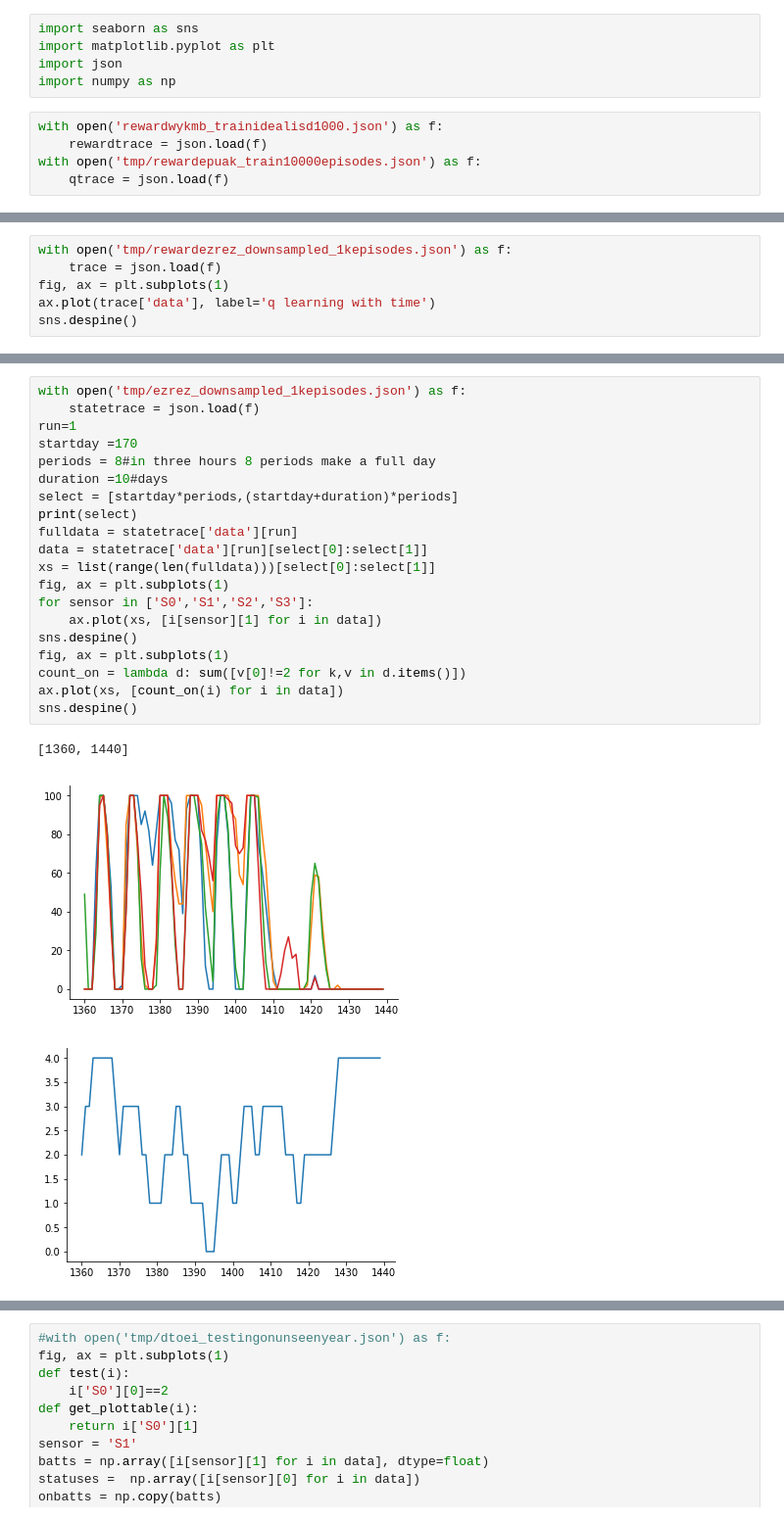
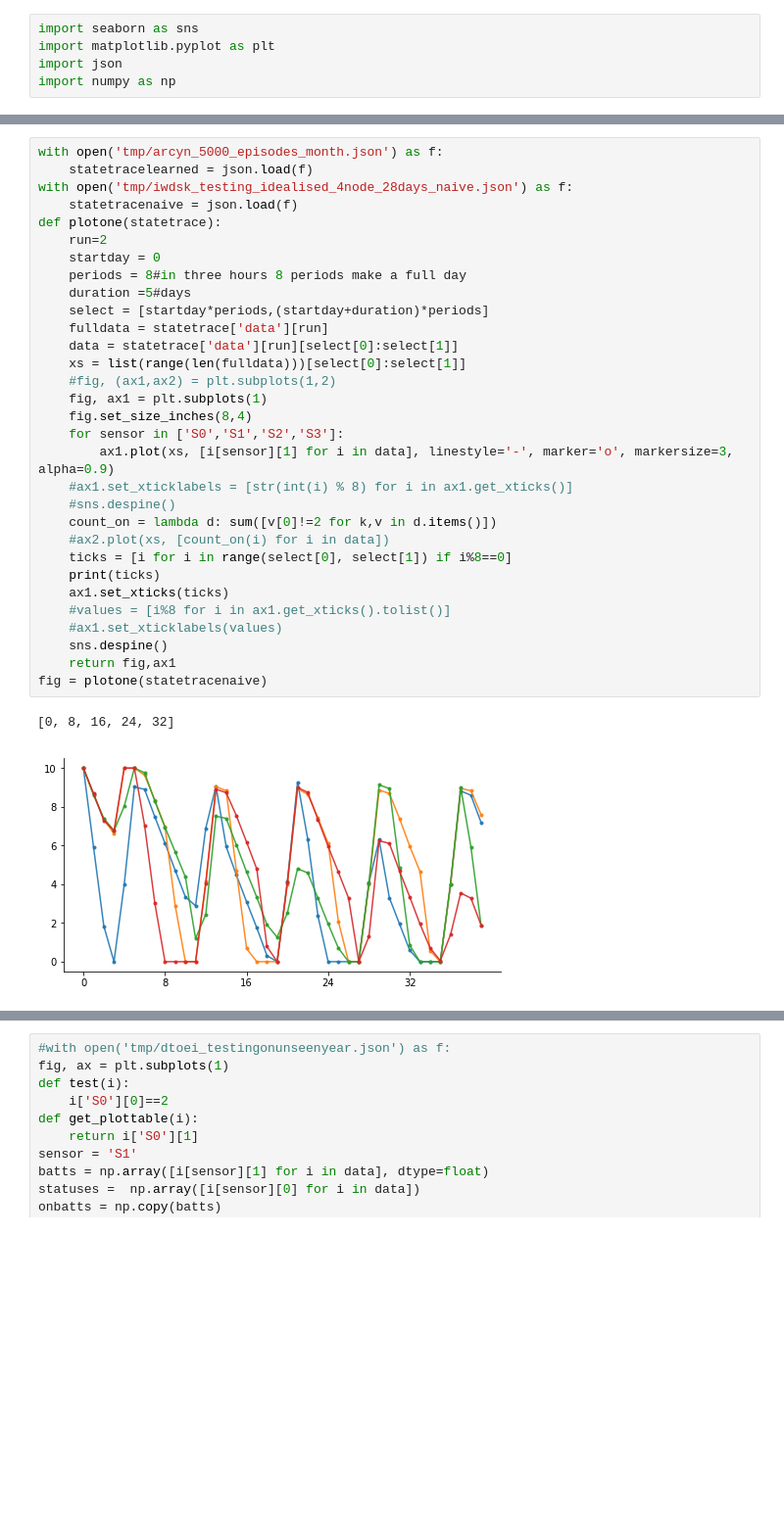
Before and after one commit to jamesjarlathlong/continuous, a Jupyter notebook: plot_results.ipynb, the cells around one changed output, grey strips where cells are left out. Shown at 98% size. Drawn from its saved outputs; the diff is of its cells as text; blank space fills up the shorter version.

```diff
--- a/plot_results.ipynb
+++ b/plot_results.ipynb
@@ -3,8 +3,3 @@ import seaborn as sns
 import matplotlib.pyplot as plt
 import json
 import numpy as np
-# %%
-with open('rewardwykmb_trainidealisd1000.json') as f:
-    rewardtrace = json.load(f)
-with open('tmp/rewardepuak_train10000episodes.json') as f:
-    qtrace = json.load(f)
@@ -18,6 +5,0 @@ sns.despine()
-# %%
-with open('tmp/rewardezrez_downsampled_1kepisodes.json') as f:
-    trace = json.load(f)
-fig, ax = plt.subplots(1)
-ax.plot(trace['data'], label='q learning with time')
-sns.despine()
@@ -26,24 +83,34 @@ sns.despine()
 # %%
-with open('tmp/ezrez_downsampled_1kepisodes.json') as f:
-    statetrace = json.load(f)
-run=1
-startday =170
-periods = 8#in three hours 8 periods make a full day
-duration =10#days
-select = [startday*periods,(startday+duration)*periods]
-print(select)
-fulldata = statetrace['data'][run]
-data = statetrace['data'][run][select[0]:select[1]]
-xs = list(range(len(fulldata)))[select[0]:select[1]]
-fig, ax = plt.subplots(1)
-for sensor in ['S0','S1','S2','S3']:
-    ax.plot(xs, [i[sensor][1] for i in data])
-sns.despine()
-fig, ax = plt.subplots(1)
-count_on = lambda d: sum([v[0]!=2 for k,v in d.items()])
-ax.plot(xs, [count_on(i) for i in data])
-sns.despine()
+with open('tmp/arcyn_5000_episodes_month.json') as f:
+    statetracelearned = json.load(f)
+with open('tmp/iwdsk_testing_idealised_4node_28days_naive.json') as f:
+    statetracenaive = json.load(f)
+def plotone(statetrace):
+    run=2
+    startday = 0
+    periods = 8#in three hours 8 periods make a full day
+    duration =5#days
+    select = [startday*periods,(startday+duration)*periods]
+    fulldata = statetrace['data'][run]
+    data = statetrace['data'][run][select[0]:select[1]]
+    xs = list(range(len(fulldata)))[select[0]:select[1]]
+    #fig, (ax1,ax2) = plt.subplots(1,2)
+    fig, ax1 = plt.subplots(1)
+    fig.set_size_inches(8,4)
+    for sensor in ['S0','S1','S2','S3']:
+        ax1.plot(xs, [i[sensor][1] for i in data], linestyle='-', marker='o', markersize=3, alpha=0.9)
+    #ax1.set_xticklabels = [str(int(i) % 8) for i in ax1.get_xticks()]
+    #sns.despine()
+    count_on = lambda d: sum([v[0]!=2 for k,v in d.items()])
+    #ax2.plot(xs, [count_on(i) for i in data])
+    ticks = [i for i in range(select[0], select[1]) if i%8==0]
+    print(ticks)
+    ax1.set_xticks(ticks)
+    #values = [i%8 for i in ax1.get_xticks().tolist()]
+    #ax1.set_xticklabels(values)
+    sns.despine()
+    return fig,ax1
+fig = plotone(statetracenaive)
 # %% [output]
-[1360, 1440]
+[0, 8, 16, 24, 32]
-[figure, old version]
+[figure, new version]
-[figure, removed]
```
Also changed, not shown: parts of 23 cells of this notebook.
